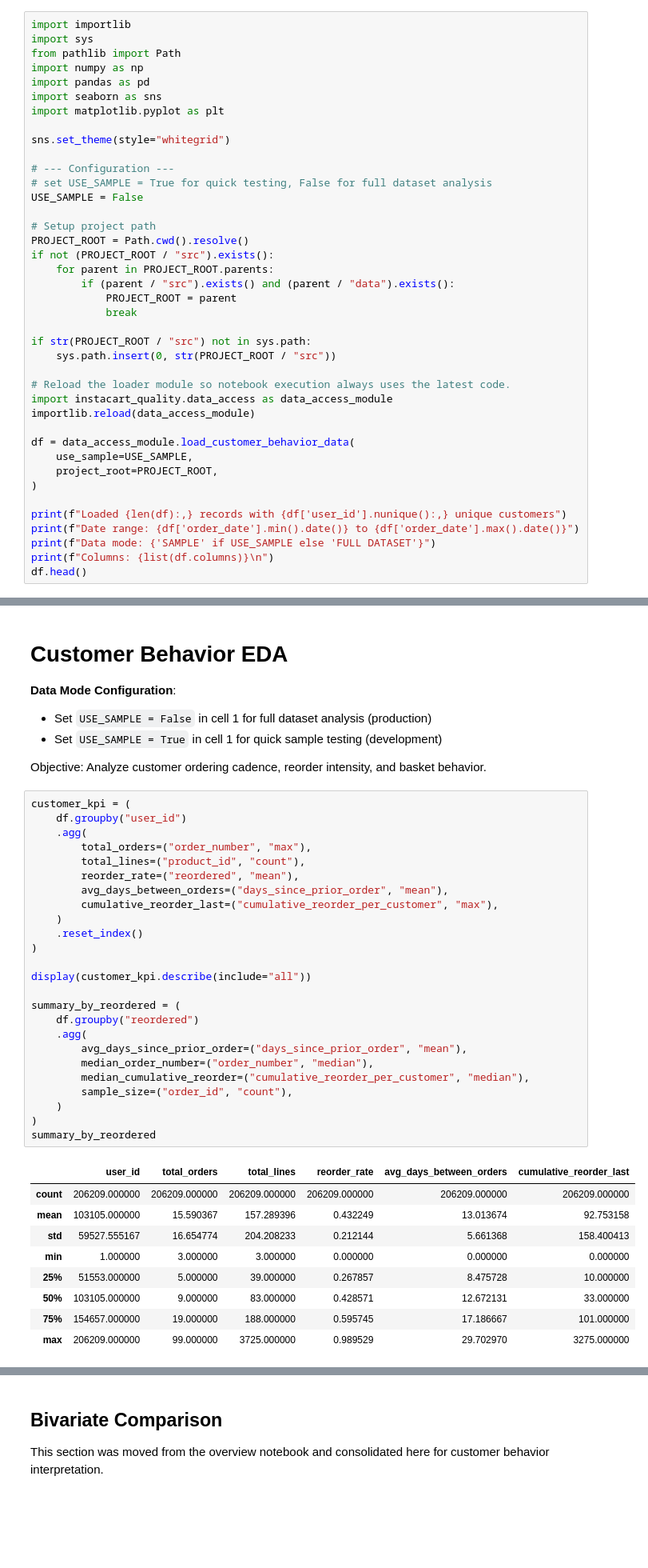
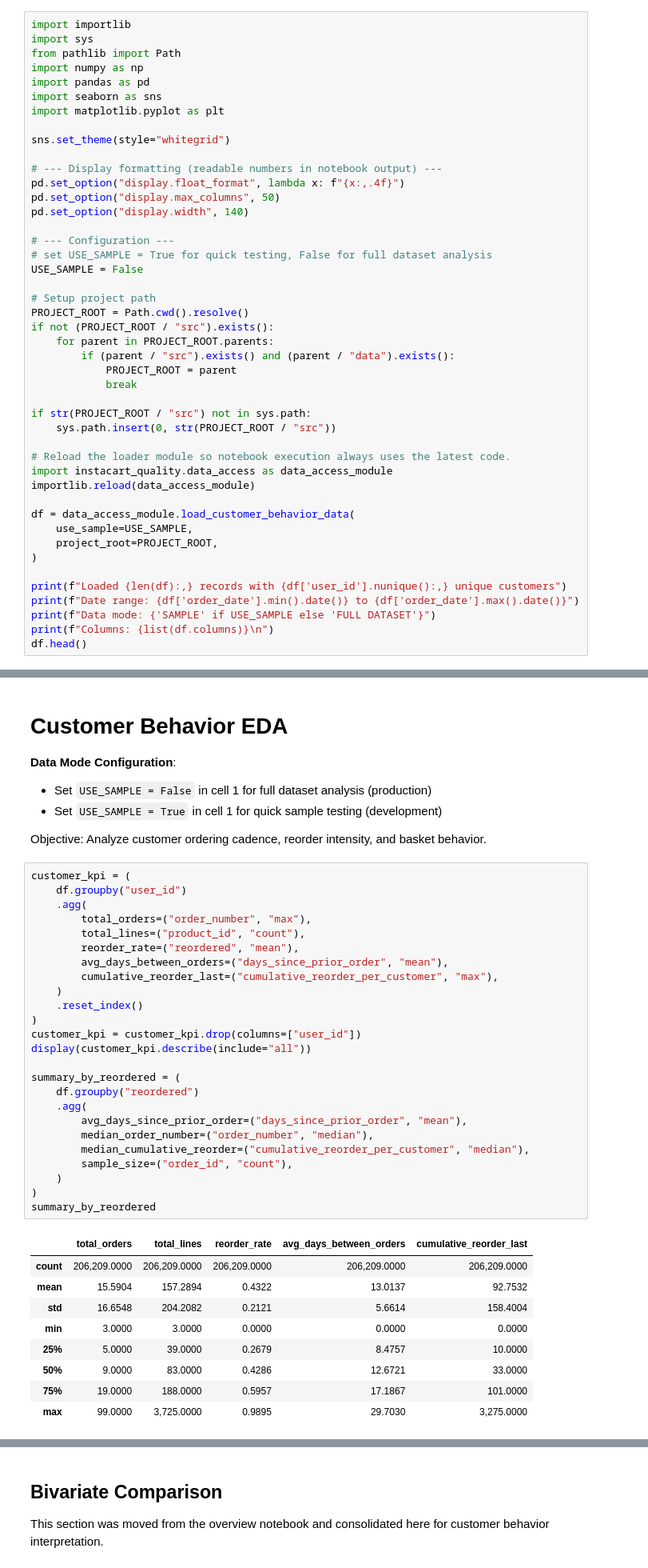
Before and after one commit to ppts2545/Instacart-Market-Basket-Analysis, a Jupyter notebook: notebooks/02_Exploratory_Data_Analysis/02_customer_behavior.ipynb, the cells around one changed output, grey strips where cells are left out. Shown at 80% size. Cells and saved outputs as stored; diff of their text form; blank space fills up the shorter version.

Commit message:
deatil more analze on custromer behavior by fix display properly and analyze more on

```diff
--- a/notebooks/02_Exploratory_Data_Analysis/02_customer_behavior.ipynb
+++ b/notebooks/02_Exploratory_Data_Analysis/02_customer_behavior.ipynb
@@ -12,6 +12,11 @@ import seaborn as sns
 import matplotlib.pyplot as plt
 
 sns.set_theme(style="whitegrid")
+
+# --- Display formatting (readable numbers in notebook output) ---
+pd.set_option("display.float_format", lambda x: f"{x:,.4f}")
+pd.set_option("display.max_columns", 50)
+pd.set_option("display.width", 140)
 
 # --- Configuration ---
 # set USE_SAMPLE = True for quick testing, False for full dataset analysis
@@ -64,37 +69,37 @@ Objective: Analyze customer ordering cadence, reorder intensity, and basket beha
 # %%
 customer_kpi = (
     df.groupby("user_id")
     .agg(
         total_orders=("order_number", "max"),
         total_lines=("product_id", "count"),
         reorder_rate=("reordered", "mean"),
         avg_days_between_orders=("days_since_prior_order", "mean"),
         cumulative_reorder_last=("cumulative_reorder_per_customer", "max"),
     )
     .reset_index()
 )
-
+customer_kpi = customer_kpi.drop(columns=["user_id"])
 display(customer_kpi.describe(include="all"))
 
 summary_by_reordered = (
     df.groupby("reordered")
     .agg(
         avg_days_since_prior_order=("days_since_prior_order", "mean"),
         median_order_number=("order_number", "median"),
         median_cumulative_reorder=("cumulative_reorder_per_customer", "median"),
         sample_size=("order_id", "count"),
     )
 )
 summary_by_reordered
 # %% [output]
-|  | user_id | total_orders | total_lines | reorder_rate | avg_days_between_orders | cumulative_reorder_last |
-| count | 206209.000000 | 206209.000000 | 206209.000000 | 206209.000000 | 206209.000000 | 206209.000000 |
-| mean | 103105.000000 | 15.590367 | 157.289396 | 0.432249 | 13.013674 | 92.753158 |
-| std | 59527.555167 | 16.654774 | 204.208233 | 0.212144 | 5.661368 | 158.400413 |
-| min | 1.000000 | 3.000000 | 3.000000 | 0.000000 | 0.000000 | 0.000000 |
-| 25% | 51553.000000 | 5.000000 | 39.000000 | 0.267857 | 8.475728 | 10.000000 |
-| 50% | 103105.000000 | 9.000000 | 83.000000 | 0.428571 | 12.672131 | 33.000000 |
-| 75% | 154657.000000 | 19.000000 | 188.000000 | 0.595745 | 17.186667 | 101.000000 |
-| max | 206209.000000 | 99.000000 | 3725.000000 | 0.989529 | 29.702970 | 3275.000000 |
+|  | total_orders | total_lines | reorder_rate | avg_days_between_orders | cumulative_reorder_last |
+| count | 206,209.0000 | 206,209.0000 | 206,209.0000 | 206,209.0000 | 206,209.0000 |
+| mean | 15.5904 | 157.2894 | 0.4322 | 13.0137 | 92.7532 |
+| std | 16.6548 | 204.2082 | 0.2121 | 5.6614 | 158.4004 |
+| min | 3.0000 | 3.0000 | 0.0000 | 0.0000 | 0.0000 |
+| 25% | 5.0000 | 39.0000 | 0.2679 | 8.4757 | 10.0000 |
+| 50% | 9.0000 | 83.0000 | 0.4286 | 12.6721 | 33.0000 |
+| 75% | 19.0000 | 188.0000 | 0.5957 | 17.1867 | 101.0000 |
+| max | 99.0000 | 3,725.0000 | 0.9895 | 29.7030 | 3,275.0000 |
 |  | avg_days_since_prior_order | median_order_number | median_cumulative_reorder | sample_size |
 | reordered |  |  |  |  |
```
Also changed, not shown: parts of 13 cells of this notebook.
